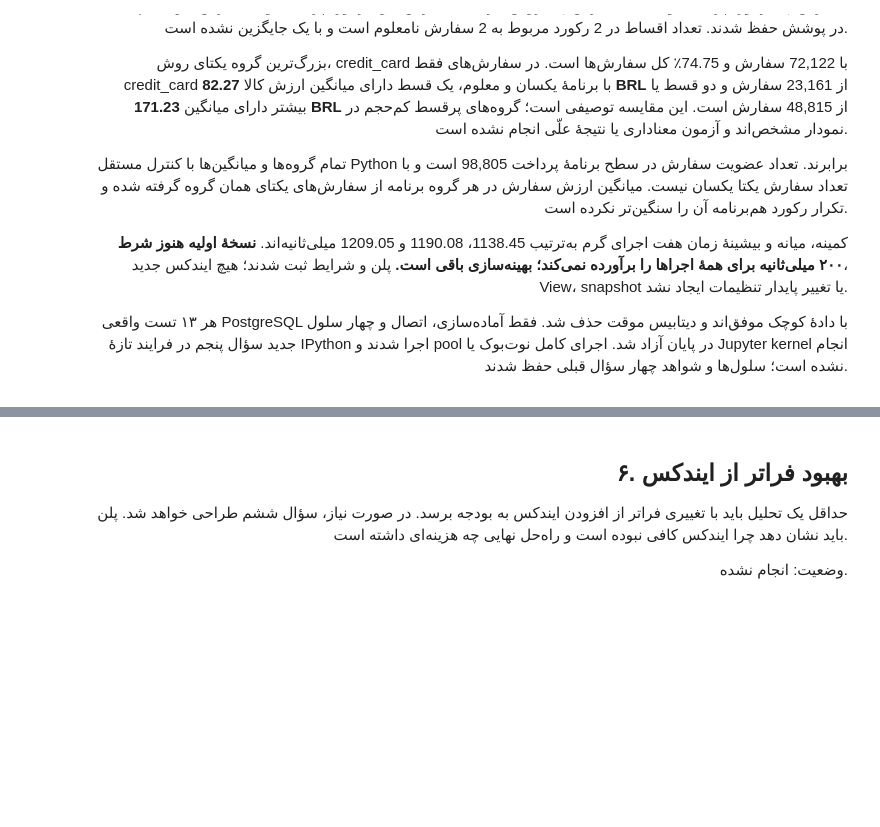
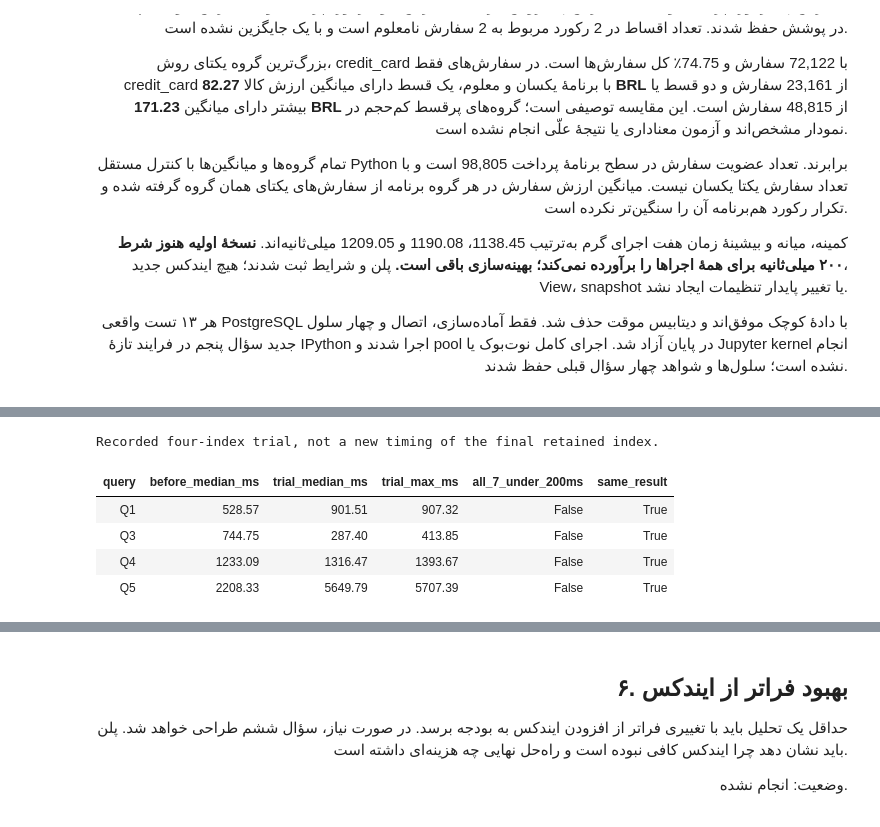
Before and after one commit to Ehsan-soveyzi/data_factory, a Jupyter notebook: stages/stage_02/solution.ipynb, the cells around one changed output, grey strips where cells are left out. Saved outputs shown, nothing was run; the diff lists cells and outputs as text; code cells hidden in the pictures; blank space fills up the shorter version.

Commit message:
indexing option added.

```diff
--- a/stages/stage_02/solution.ipynb
+++ b/stages/stage_02/solution.ipynb
@@ -2224,0 +2229,10 @@ Benchmark: stages/stage_02/evidence/benchmarks/q5_payment_methods_installments_b
+# %%
+import json
+import pandas as pd
+from IPython.display import HTML, display
+from data_factory.database.optimization import QUERY_FILES, apply_index_structure
+
+# Historical measurements: do not rerun the discarded tuning attempt.
+index_before = {q: json.loads((PROJECT_ROOT / f"stages/stage_02/evidence/benchmarks/indexing/before/q{q}.json").read_text(encoding="utf-8"))
+                for q in QUERY_FILES}
+print("Saved pre-index measurements loaded; no timing experiment repeated.")
@@ -2224,0 +2262,25 @@ Benchmark: stages/stage_02/evidence/benchmarks/q5_payment_methods_installments_b
+# %%
+# These are the actual results of the one four-index trial, before retiring candidates.
+index_after = {q: json.loads((PROJECT_ROOT / f"stages/stage_02/evidence/benchmarks/indexing/after/q{q}.json").read_text(encoding="utf-8"))
+               for q in QUERY_FILES}
+comparison_rows = []
+for q in QUERY_FILES:
+    result = index_after[q]
+    assert result["query_sha256"] == index_before[q]["query_sha256"]
+    assert result["results_sha256"] == index_before[q]["results_sha256"]
+    comparison_rows.append({"query": f"Q{q}",
+        "before_median_ms": index_before[q]["benchmark"]["median_ms"],
+        "trial_median_ms": result["benchmark"]["median_ms"],
+        "trial_max_ms": result["benchmark"]["max_ms"],
+        "all_7_under_200ms": result["benchmark"]["all_measured_runs_within_budget"],
+        "same_result": result["verification"]["all_columns_and_rows_match_validated_result"]})
+print("Recorded four-index trial, not a new timing of the final retained index.")
+index_comparison = pd.DataFrame(comparison_rows)
+display(HTML(index_comparison.round(2).to_html(index=False)))
+# %% [output]
+Recorded four-index trial, not a new timing of the final retained index.
+| query | before_median_ms | trial_median_ms | trial_max_ms | all_7_under_200ms | same_result |
+| Q1 | 528.57 | 901.51 | 907.32 | False | True |
+| Q3 | 744.75 | 287.40 | 413.85 | False | True |
+| Q4 | 1233.09 | 1316.47 | 1393.67 | False | True |
+| Q5 | 2208.33 | 5649.79 | 5707.39 | False | True |
```
Also changed, not shown: parts of 6 cells of this notebook, 28 other files.
